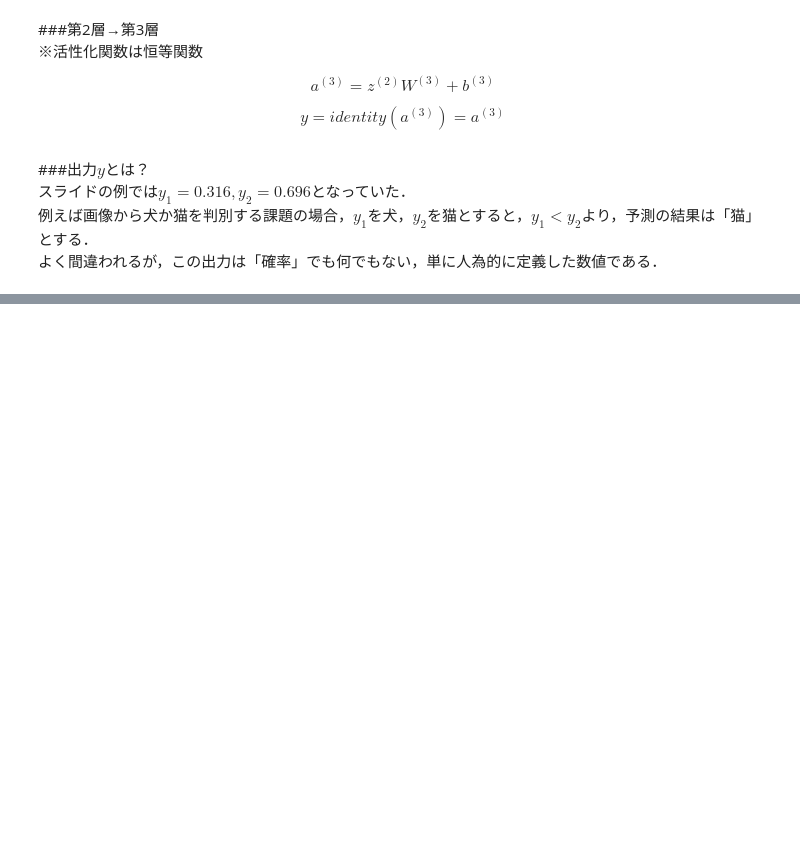
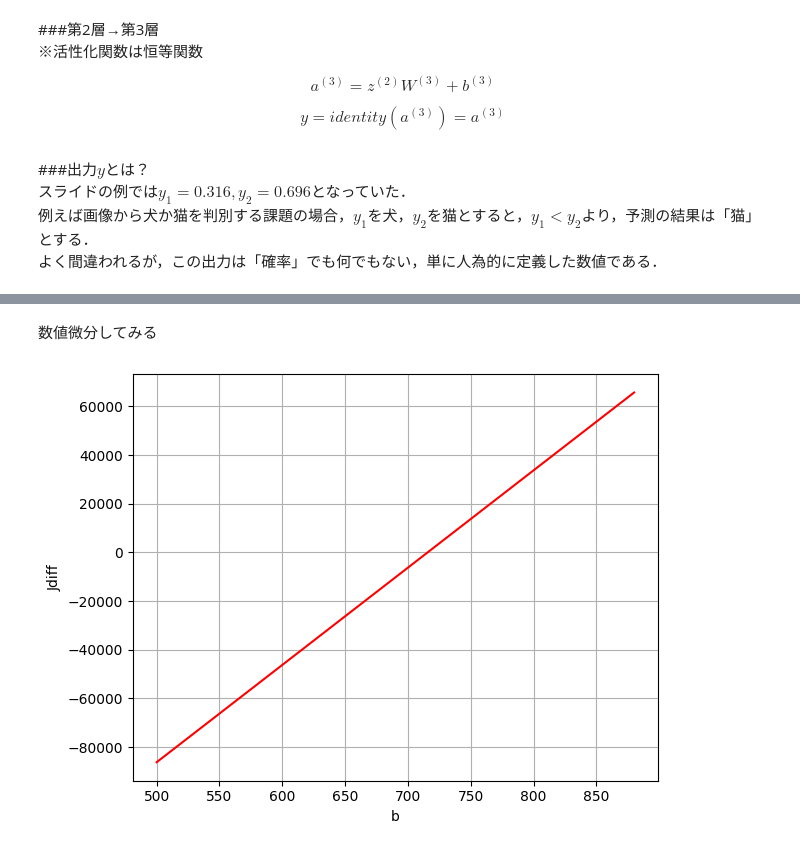
Before and after one commit to yasyamauchi/education, a Jupyter notebook: 2023AI.ipynb, the cells around one changed output, grey strips where cells are left out. Cells and saved outputs as stored; diff of their text form; code cells hidden in the pictures; blank space fills up the shorter version.

```diff
--- a/2023AI.ipynb
+++ b/2023AI.ipynb
@@ -1429,0 +1519,19 @@ $$
+# %% [markdown]
+数値微分してみる
+# %%
+import numpy as np
+import matplotlib.pyplot as plt
+
+Jdiff = np.diff(np.array(Jlist))
+blistdel = np.delete(blist,-1)
+
+# グラフの描画
+fig, axe = plt.subplots()
+axe.set_xlabel('b')  # x軸ラベル
+axe.set_ylabel('Jdiff')  # y軸ラベル
+axe.grid()            # 罫線
+axe.plot(blistdel,Jdiff,color="r")
+fig.tight_layout()  # レイアウトの設定
+plt.show()
+# %% [output]
+[figure, added]
```
Also changed, not shown: parts of 6 cells of this notebook.
